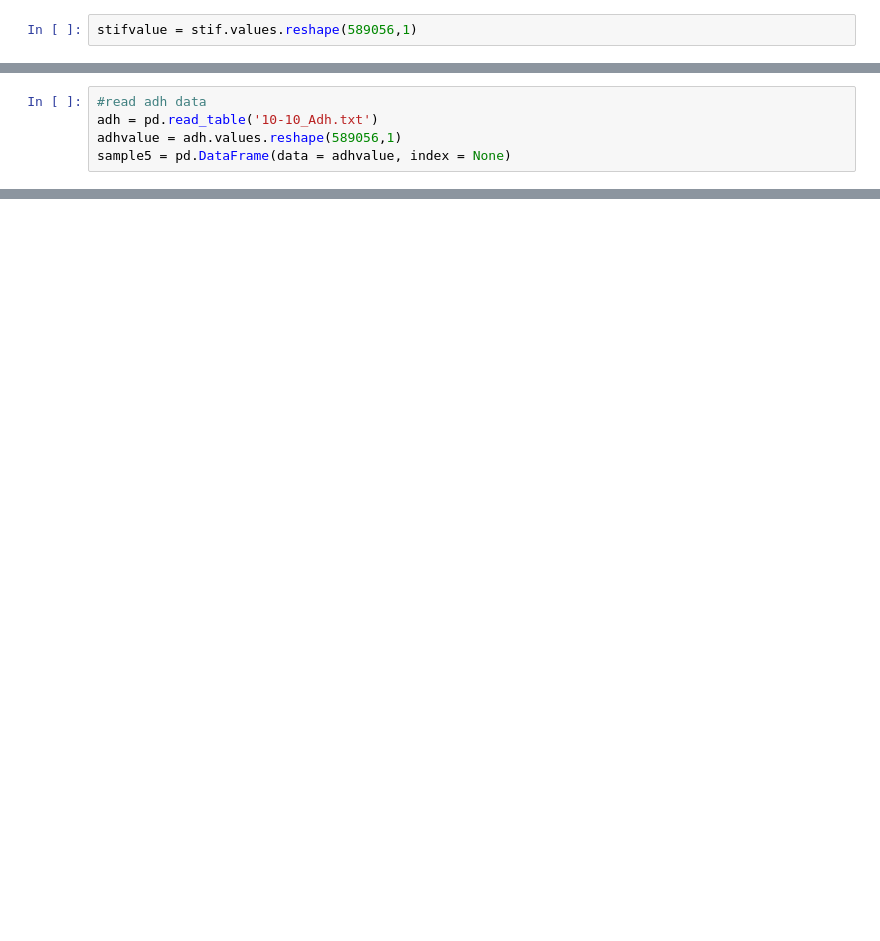
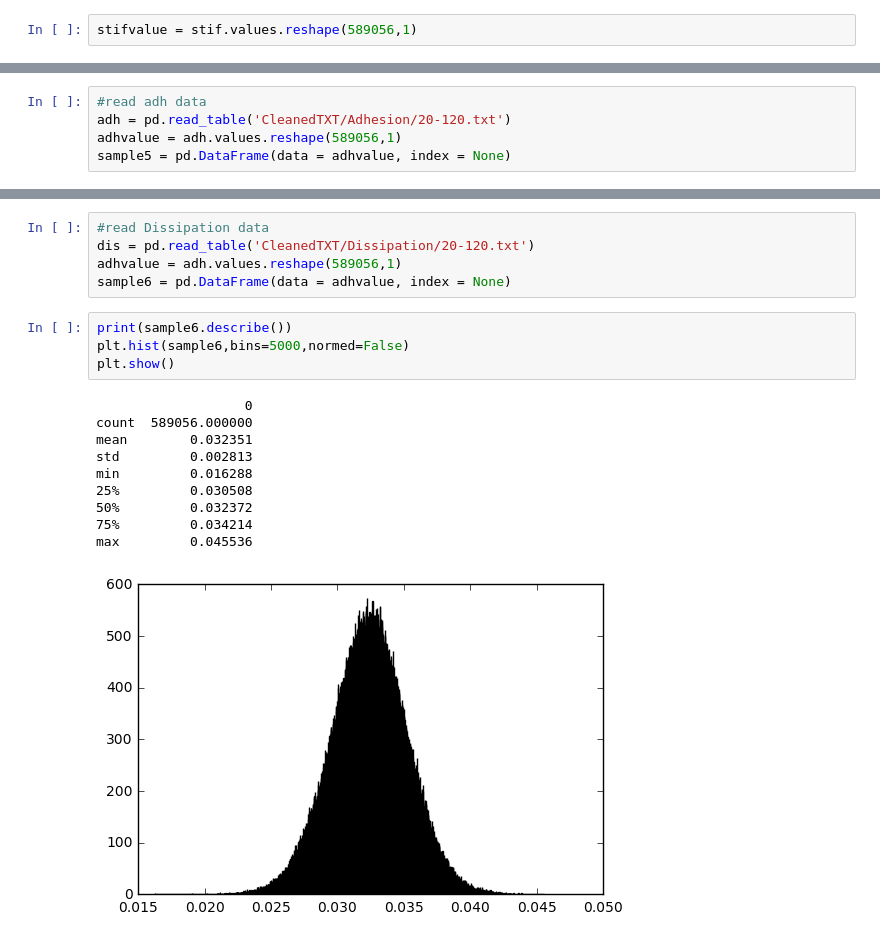
Before and after one commit to wfqethan/Capstone, a Jupyter notebook: Data/AFM/sample data.ipynb, the cells around one changed output, grey strips where cells are left out. Saved outputs shown, nothing was run; the diff lists cells and outputs as text; blank space fills up the shorter version.

```diff
--- a/Data/AFM/sample data.ipynb
+++ b/Data/AFM/sample data.ipynb
@@ -166,6 +68,6 @@ max    9.970700e-09
 # %%
 #read adh data
-adh = pd.read_table('10-10_Adh.txt')
+adh = pd.read_table('CleanedTXT/Adhesion/20-120.txt')
 adhvalue = adh.values.reshape(589056,1)
 sample5 = pd.DataFrame(data = adhvalue, index = None)
 # %%
@@ -185,0 +88,20 @@ max         0.095624
+# %%
+#read Dissipation data
+dis = pd.read_table('CleanedTXT/Dissipation/20-120.txt')
+adhvalue = adh.values.reshape(589056,1)
+sample6 = pd.DataFrame(data = adhvalue, index = None)
+# %%
+print(sample6.describe())
+plt.hist(sample6,bins=5000,normed=False)
+plt.show()
+# %% [output]
+                   0
+count  589056.000000
+mean        0.032351
+std         0.002813
+min         0.016288
+25%         0.030508
+50%         0.032372
+75%         0.034214
+max         0.045536
+[figure, added]
```
Also changed, not shown: parts of 20 cells of this notebook, 3 other files.
